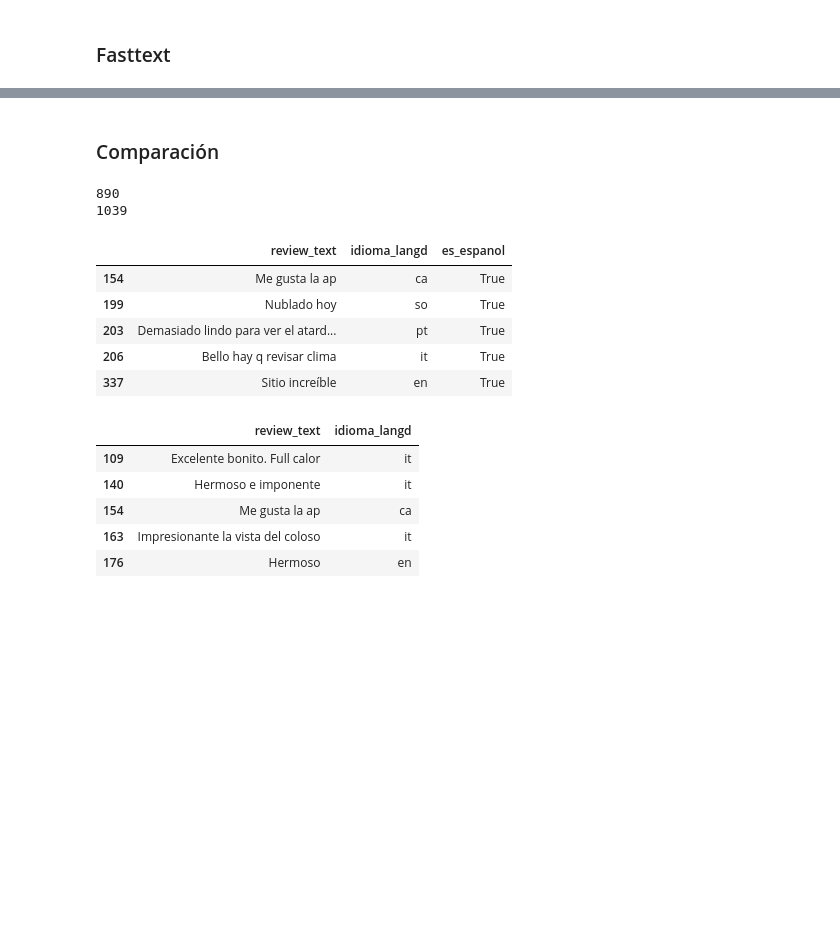
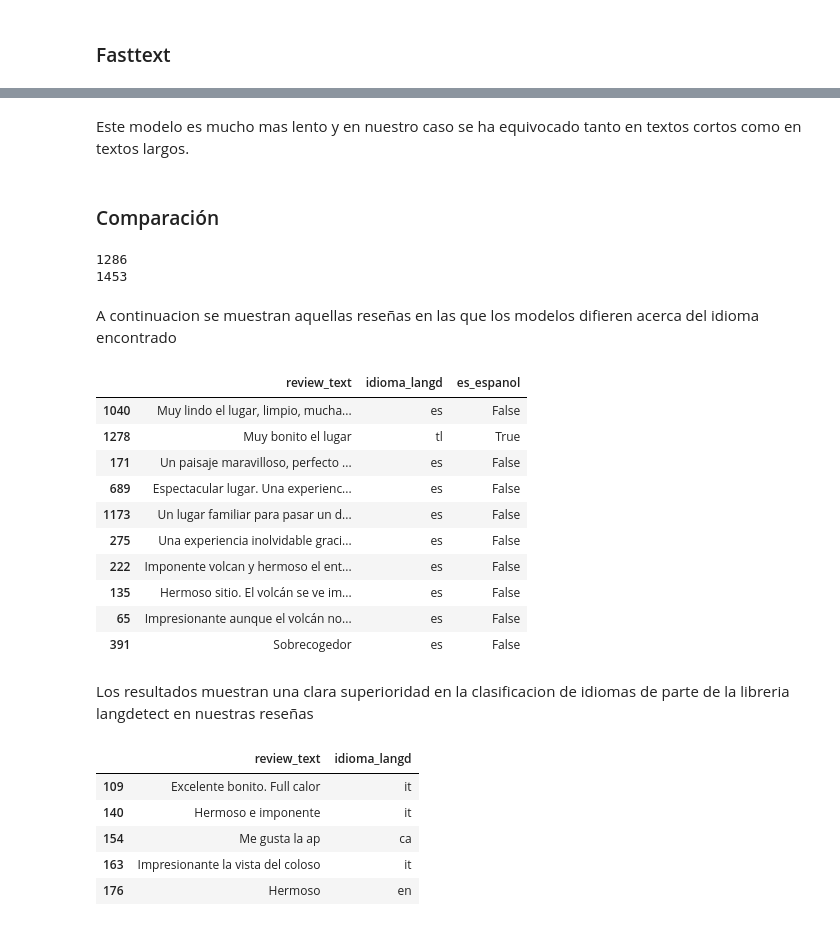
Before and after one commit to DDev-max/POS-Tagging, a Jupyter notebook: notebooks/01_exploracion_datos.ipynb, the cells around one changed output, grey strips where cells are left out. Cells and saved outputs as stored; diff of their text form; code cells hidden in the pictures; blank space fills up the shorter version.

```diff
--- a/notebooks/01_exploracion_datos.ipynb
+++ b/notebooks/01_exploracion_datos.ipynb
@@ -17,19 +19,17 @@ pd.set_option('display.max_columns', None)
 arenal = pd.read_csv("data/raw/reseñas_arenal.csv")
 manuel = pd.read_csv("data/raw/manuel.csv")
 
-cols_outscraper = ['name', 'author_title','reviews', 'review_rating', 'review_text' , 'review_datetime_utc', 'author_image']
+cols_outscraper = ['name','reviews', 'review_rating', 'review_text' , 'review_datetime_utc']
 
 manuel = manuel[cols_outscraper]
 arenal = arenal[cols_outscraper]
 
 new_cols = {
     'name': 'business_name',
-    'author_title': 'author_title',
     'reviews': 'total_reviews',
     'review_rating': 'review_rating',
     'review_text': 'review_text',
     'review_datetime_utc': 'datetime_utc',
-    'author_image': 'author_image'
 }
 
 manuel = manuel.rename(columns=new_cols)
@@ -46,34 +46,24 @@ manuel.head(3)
 # %%
 ruinas = pd.read_csv("data/raw/ruinas.csv", sep=";")
-museo = pd.read_csv("data/raw/museo.csv", sep=";")
 
-cols_hasData = ["rating", "isoDate", "snippet", "userName", "userThumbnail"]
+cols_hasData = ["rating", "isoDate", "snippet"]
 ruinas = ruinas[cols_hasData]
-museo = museo[cols_hasData]
 
 ruinas['business_name'] = 'Ruinas de la Parroquia de Santiago Apóstol'
-museo['business_name'] = 'Museo de los Niños'
-
 ruinas ['total_reviews']= 4035
-museo ['total_reviews']= 19245
 
 ruinas["isoDate"] = pd.to_datetime(ruinas["isoDate"])
 ruinas["isoDate"] = ruinas["isoDate"].dt.strftime("%d/%m/%Y %H:%M:%S")
 
-museo["isoDate"] = pd.to_datetime(museo["isoDate"])
-museo["isoDate"] = museo["isoDate"].dt.strftime("%d/%m/%Y %H:%M:%S")
 
 nuevas_hasData = {
-    'userName': 'author_title',
     'reviews': 'total_reviews',
     'review_rating': 'review_rating',
     'snippet': 'review_text',
     'isoDate': 'datetime_utc',
-    'userThumbnail': 'author_image',
     'rating': 'review_rating'
 }
 
 ruinas = ruinas.rename(columns=nuevas_hasData)
-museo = museo.rename(columns=nuevas_hasData)
-museo.tail(3)
+ruinas.head(3)
 # %% [output]
@@ -86,7 +76,10 @@ museo.tail(3)
 # %%
 kalambu = pd.read_csv("data/raw/kalambu.csv")
-cols_livescraper = ['business_name', 'author_title', 'total_reviews', 'review_rating', 'review_text', 'review_datetime_utc', 'author_image']
+museo = pd.read_csv("data/raw/niños.csv")
+cols_livescraper = ['business_name', 'total_reviews', 'review_rating', 'review_text', 'review_datetime_utc']
 kalambu = kalambu[cols_livescraper]
+museo = museo[cols_livescraper]
 kalambu = kalambu.rename(columns={'review_datetime_utc': 'datetime_utc'})
-kalambu.head(2)
+museo = museo.rename(columns={'review_datetime_utc': 'datetime_utc'})
+museo.head(2)
 # %% [output]
@@ -137,3 +155,5 @@ resenias[['es_espanol', 'review_text']].head(3)
+# %% [markdown]
+Este modelo es mucho mas lento y en nuestro caso se ha equivocado tanto en textos cortos como en textos largos.
 # %% [markdown]
 ### Comparación
 # %%
@@ -143,29 +163,35 @@ langdetect_esp = resenias[resenias['idioma_langd'] == 'es']
 print(len(fasttext_esp))
 print(len(langdetect_esp))
 # %% [output]
-890
-1039
+1286
+1453
+# %% [markdown]
+A continuacion se muestran aquellas reseñas en las que los modelos difieren acerca del idioma encontrado
 # %%
-idx_solo_df1 = fasttext_esp.index.difference(langdetect_esp.index)  # Resultado: Int64Index([10, 20])
+idx_solo_df1 = fasttext_esp.index.difference(langdetect_esp.index)
+idx_solo_df2 = langdetect_esp.index.difference(fasttext_esp.index)
 
-# 2. Encontrar los índices que están en df2 pero NO en df1
-idx_solo_df2 = langdetect_esp.index.difference(fasttext_esp.index)  # Resultado: Int64Index([50, 60])
-
-# 3. Extraer las filas exclusivas de cada uno
 exclusivos_df1 = fasttext_esp.loc[idx_solo_df1]
 exclusivos_df2 = langdetect_esp.loc[idx_solo_df2]
 
-# 4. (Opcional) Si quieres un solo DataFrame con TODOS los elementos no compartidos:
 todos_los_exclusivos = pd.concat([exclusivos_df1, exclusivos_df2])
-with pd.option_context('display.width', 2000, 'display.max_colwidth', None):
-    display(todos_los_exclusivos[['review_text','idioma_langd','es_espanol']].head(5))
+
+with pd.option_context('display.max_colwidth', 150):
+    display(todos_los_exclusivos[['review_text','idioma_langd','es_espanol']].sample(10, random_state=888))
 # %% [output]
 |  | review_text | idioma_langd | es_espanol |
-| 154 | Me gusta la ap | ca | True |
-| 199 | Nublado hoy | so | True |
-| 203 | Demasiado lindo para ver el atard... | pt | True |
-| 206 | Bello hay q revisar clima | it | True |
-| 337 | Sitio increíble | en | True |
+| 1040 | Muy lindo el lugar, limpio, mucha... | es | False |
+| 1278 | Muy bonito el lugar | tl | True |
+| 171 | Un paisaje maravilloso, perfecto ... | es | False |
+| 689 | Espectacular lugar. Una experienc... | es | False |
+| 1173 | Un lugar familiar para pasar un d... | es | False |
+| 275 | Una experiencia inolvidable graci... | es | False |
+| 222 | Imponente volcan y hermoso el ent... | es | False |
+| 135 | Hermoso sitio. El volcán se ve im... | es | False |
+| 65 | Impresionante aunque el volcán no... | es | False |
+| 391 | Sobrecogedor | es | False |
+# %% [markdown]
+Los resultados muestran una clara superioridad en la clasificacion de idiomas de parte de la libreria langdetect en nuestras reseñas
 # %%
 resenias_langd = resenias[resenias['idioma_langd'] == 'es']
 extanjeras = resenias[resenias['idioma_langd'] != 'es']
```
Also changed, not shown: parts of 21 cells of this notebook.
